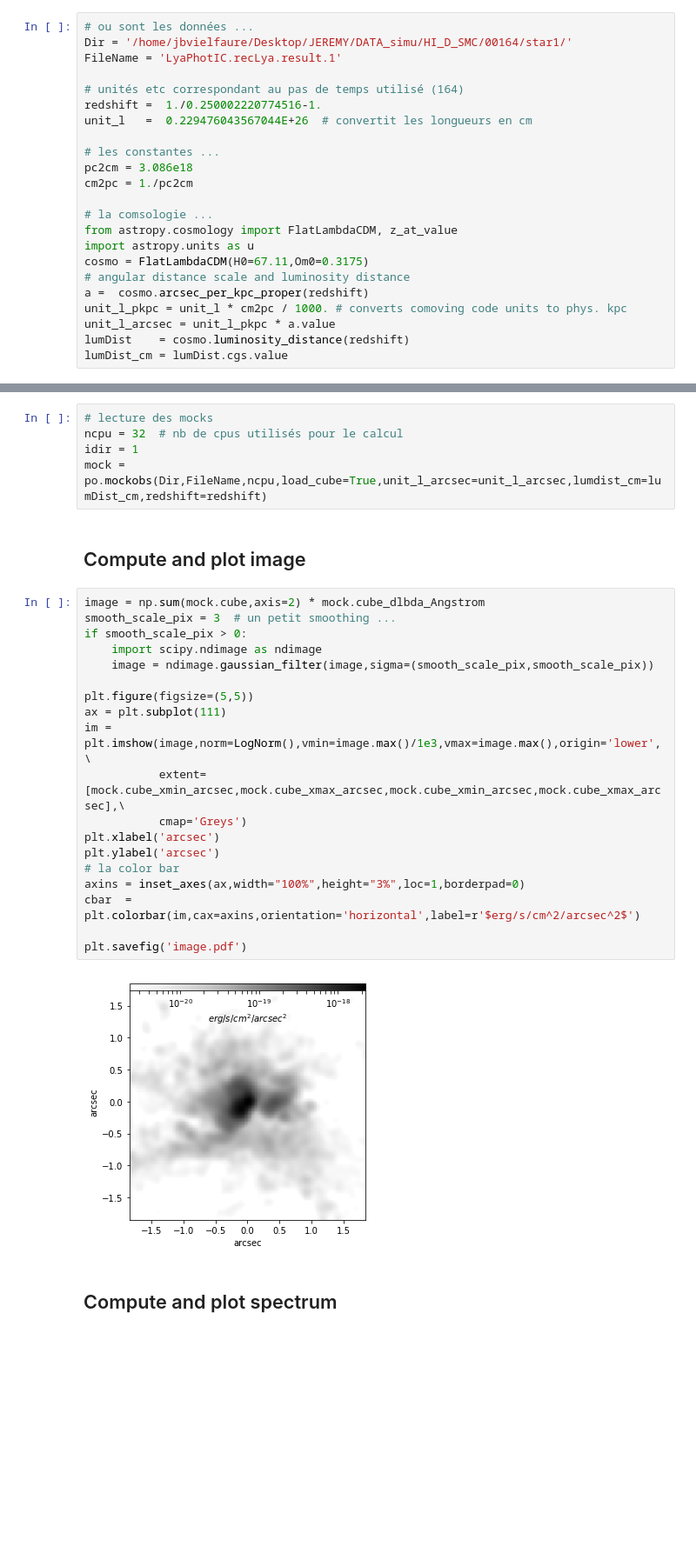
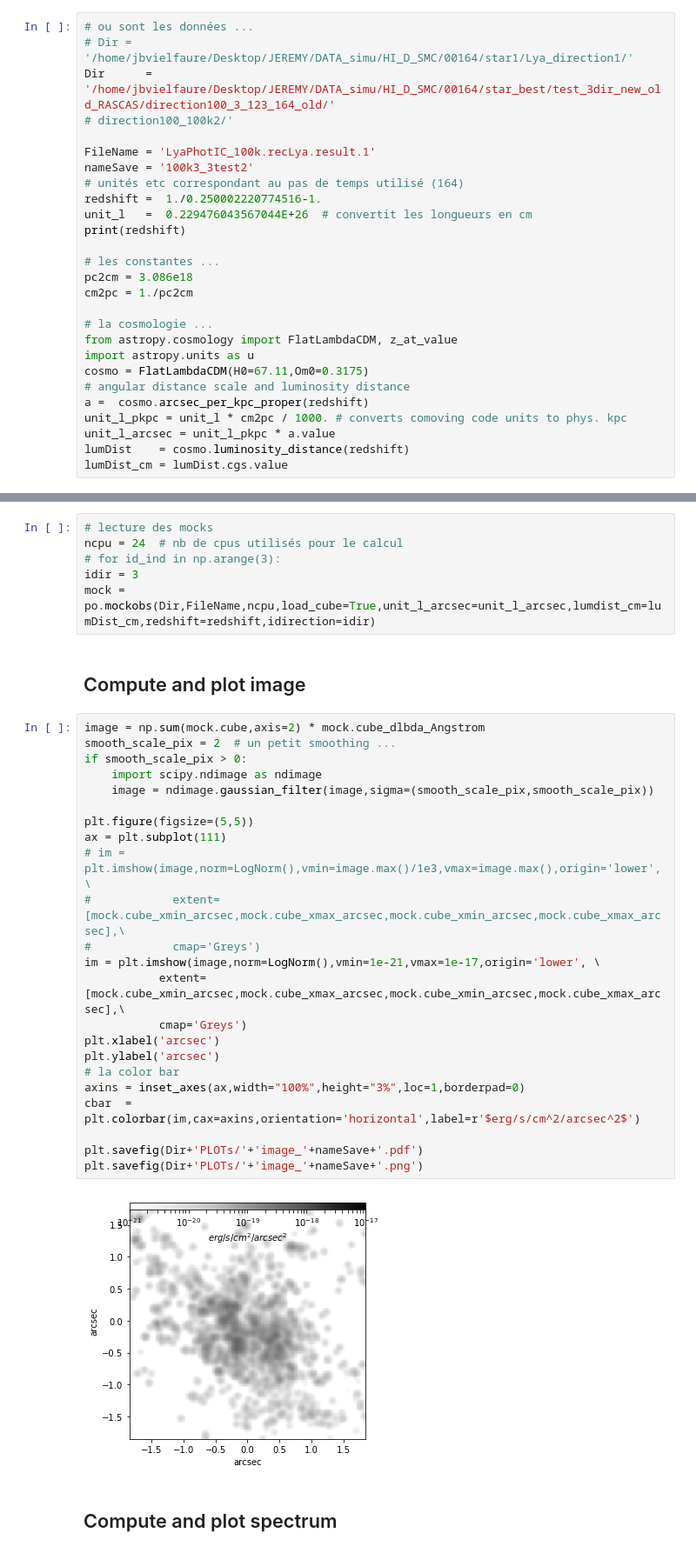
Before and after one commit to tgarel/RASCAS-idealised_models, a Jupyter notebook: py/JBV.ipynb, the cells around one changed output, grey strips where cells are left out. Shown at 87% size. Saved outputs shown, nothing was run; the diff lists cells and outputs as text; blank space fills up the shorter version.

```diff
--- a/py/JBV.ipynb
+++ b/py/JBV.ipynb
@@ -7,18 +7,22 @@ from mpl_toolkits.axes_grid1.inset_locator import inset_axes
 import numpy as np
 # %%
 # ou sont les données ...
-Dir = '/home/jbvielfaure/Desktop/JEREMY/DATA_simu/HI_D_SMC/00164/star1/'
-FileName = 'LyaPhotIC.recLya.result.1'
+# Dir = '/home/jbvielfaure/Desktop/JEREMY/DATA_simu/HI_D_SMC/00164/star1/Lya_direction1/'
+Dir      = '/home/jbvielfaure/Desktop/JEREMY/DATA_simu/HI_D_SMC/00164/star_best/test_3dir_new_old_RASCAS/direction100_3_123_164_old/'
+# direction100_100k2/'
 
+FileName = 'LyaPhotIC_100k.recLya.result.1'
+nameSave = '100k3_3test2'
 # unités etc correspondant au pas de temps utilisé (164)
 redshift =  1./0.250002220774516-1.
 unit_l   =  0.229476043567044E+26  # convertit les longueurs en cm
+print(redshift)
 
 # les constantes ...
 pc2cm = 3.086e18
 cm2pc = 1./pc2cm
 
-# la comsologie ...
+# la cosmologie ...
 from astropy.cosmology import FlatLambdaCDM, z_at_value
 import astropy.units as u
 cosmo = FlatLambdaCDM(H0=67.11,Om0=0.3175)
@@ -31,31 +37,36 @@ lumDist_cm = lumDist.cgs.value
 # %%
 # lecture des mocks
-ncpu = 32  # nb de cpus utilisés pour le calcul
-idir = 1
-mock = po.mockobs(Dir,FileName,ncpu,load_cube=True,unit_l_arcsec=unit_l_arcsec,lumdist_cm=lumDist_cm,redshift=redshift)
+ncpu = 24  # nb de cpus utilisés pour le calcul
+# for id_ind in np.arange(3):
+idir = 3
+mock = po.mockobs(Dir,FileName,ncpu,load_cube=True,unit_l_arcsec=unit_l_arcsec,lumdist_cm=lumDist_cm,redshift=redshift,idirection=idir)
 # %% [markdown]
 ## Compute and plot image
 # %%
 image = np.sum(mock.cube,axis=2) * mock.cube_dlbda_Angstrom
-smooth_scale_pix = 3  # un petit smoothing ...
+smooth_scale_pix = 2  # un petit smoothing ...
 if smooth_scale_pix > 0:
     import scipy.ndimage as ndimage
     image = ndimage.gaussian_filter(image,sigma=(smooth_scale_pix,smooth_scale_pix))
 
 plt.figure(figsize=(5,5))
 ax = plt.subplot(111)
-im = plt.imshow(image,norm=LogNorm(),vmin=image.max()/1e3,vmax=image.max(),origin='lower', \
+# im = plt.imshow(image,norm=LogNorm(),vmin=image.max()/1e3,vmax=image.max(),origin='lower', \
+#            extent=[mock.cube_xmin_arcsec,mock.cube_xmax_arcsec,mock.cube_xmin_arcsec,mock.cube_xmax_arcsec],\
+#            cmap='Greys')
+im = plt.imshow(image,norm=LogNorm(),vmin=1e-21,vmax=1e-17,origin='lower', \
            extent=[mock.cube_xmin_arcsec,mock.cube_xmax_arcsec,mock.cube_xmin_arcsec,mock.cube_xmax_arcsec],\
            cmap='Greys')
 plt.xlabel('arcsec')
 plt.ylabel('arcsec')
 # la color bar
 axins = inset_axes(ax,width="100%",height="3%",loc=1,borderpad=0)
 cbar  = plt.colorbar(im,cax=axins,orientation='horizontal',label=r'$erg/s/cm^2/arcsec^2$')
 
-plt.savefig('image.pdf')
+plt.savefig(Dir+'PLOTs/'+'image_'+nameSave+'.pdf')
+plt.savefig(Dir+'PLOTs/'+'image_'+nameSave+'.png')
 # %% [output]
-[figure, old version]
+[figure, new version]
 # %% [markdown]
 ## Compute and plot spectrum
 # %%
```
Also changed, not shown: parts of 2 cells of this notebook, 1 other file.
